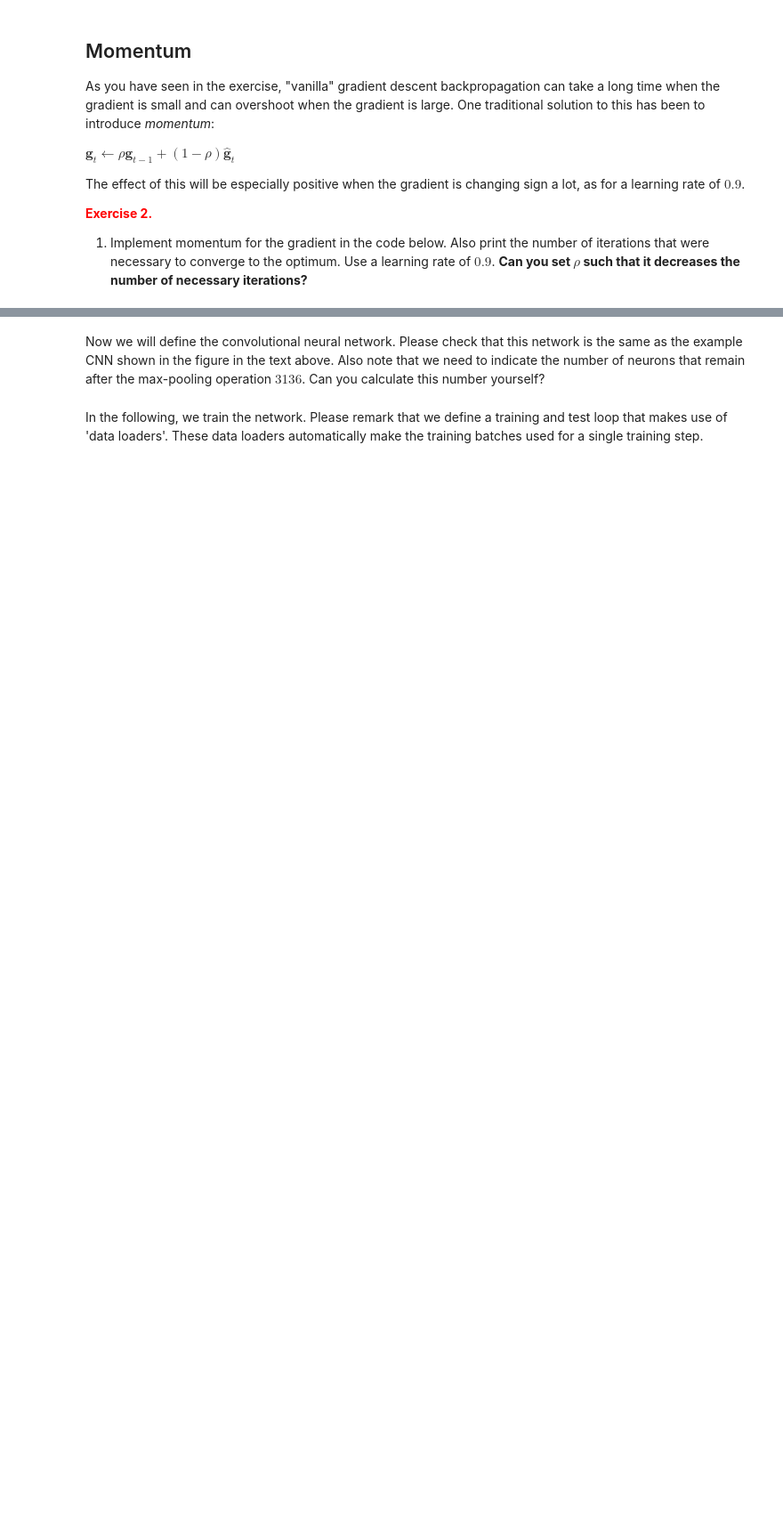
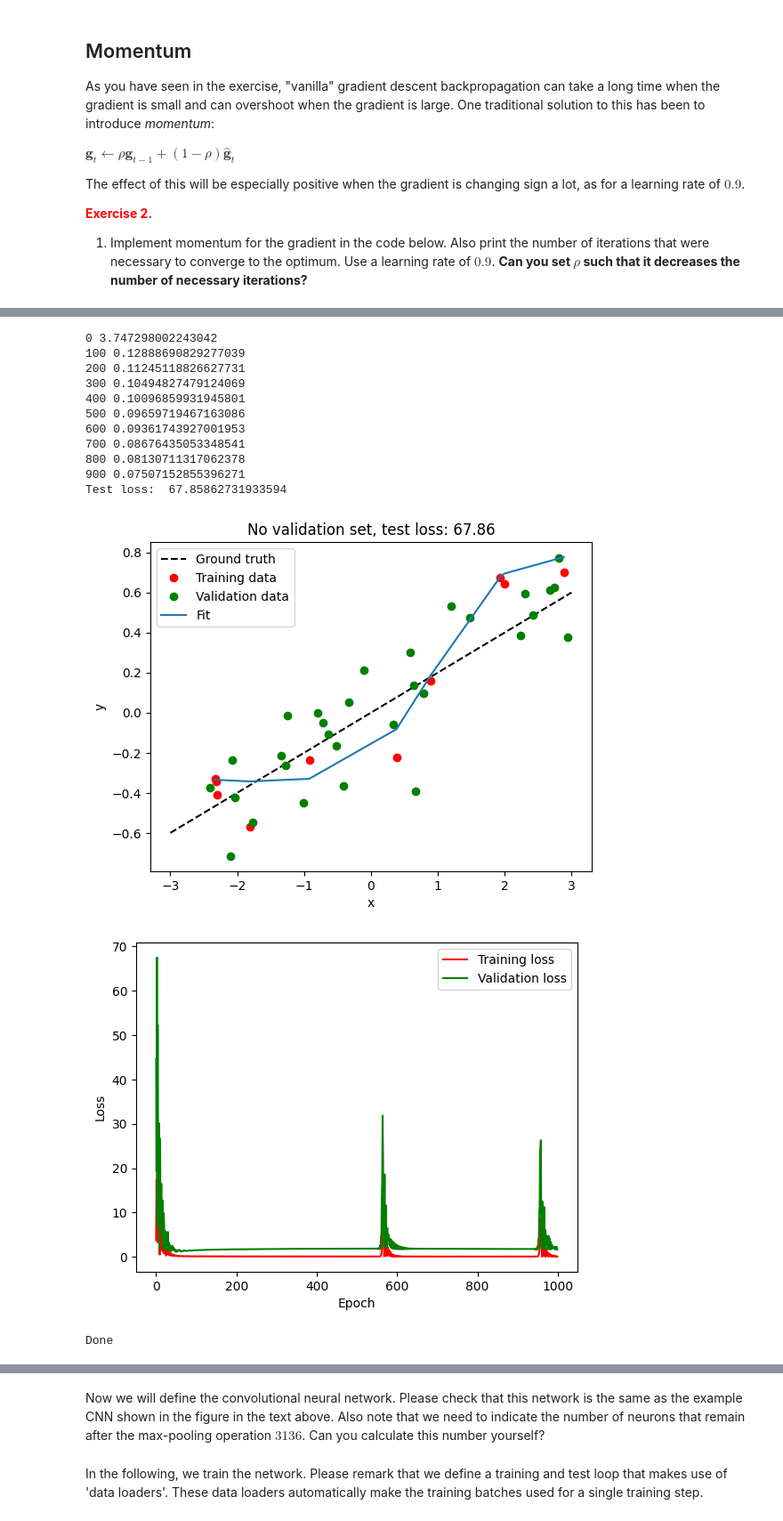
Before and after one commit to guidoAI/DNNs, a Jupyter notebook: Deep neural networks.ipynb, the cells around one changed output, grey strips where cells are left out. Shown at 89% size. Drawn from its saved outputs; the diff is of its cells as text; code cells hidden in the pictures; blank space fills up the shorter version.

```diff
--- a/Deep neural networks.ipynb
+++ b/Deep neural networks.ipynb
@@ -304,7 +311,7 @@ y_test = y[remaining_inds]
 n_test = len(x_test)
 
 # Make a neural network model for the MLP with sigmoid activation functions in the hidden layer, and linear on the output
-n_hidden_neurons = 100
+n_hidden_neurons = 1000
 model = torch.nn.Sequential(torch.nn.Linear(1, n_hidden_neurons),
                             torch.nn.Sigmoid(),torch.nn.Linear(n_hidden_neurons, 1))
 
@@ -391,30 +398,45 @@ plt.figure()
 plt.plot(training_loss, 'r')
 plt.plot(validation_loss, 'g')
 plt.xlabel('Epoch')
 plt.ylabel('Loss')
 plt.legend(['Training loss', 'Validation loss'])
 plt.show()
 
 print('Done')
 
 # Plot the final state of affairs to compare SGD and Adam:
 plt.figure()
 plt.plot(x, y_no_noise, 'k--')
 plt.plot(x_training, y_training, 'ko')
 plt.plot(x_training, y_pred.detach().numpy())
 plt.xlabel('x')
 plt.ylabel('y')
 plt.legend(['Ground truth', 'Data', 'Fit'])
 plt.show()
 
 y_pred = model(x_training)
 loss = loss_fn(y_pred, y_training)
 print(f'Average loss on the training set: {loss.item()/n_training:.2f}')
 
 y_pred = model(x_val)
 loss = loss_fn(y_pred, y_val)
 print(f'Average loss on the validation set: {loss.item()/n_val:.2f}')
 
 y_pred = model(x_test)
 loss = loss_fn(y_pred, y_test)
 print(f'Average loss on the test set: {loss.item()/n_test:.2f}')
+# %% [output]
+0 3.747298002243042
+100 0.12888690829277039
+200 0.11245118826627731
+300 0.10494827479124069
+400 0.10096859931945801
+500 0.09659719467163086
+600 0.09361743927001953
+700 0.08676435053348541
+800 0.08130711317062378
+900 0.07507152855396271
+Test loss:  67.85862731933594
+[figure, added]
+[figure, added]
+Done
```
Also changed, not shown: parts of 11 cells of this notebook.
